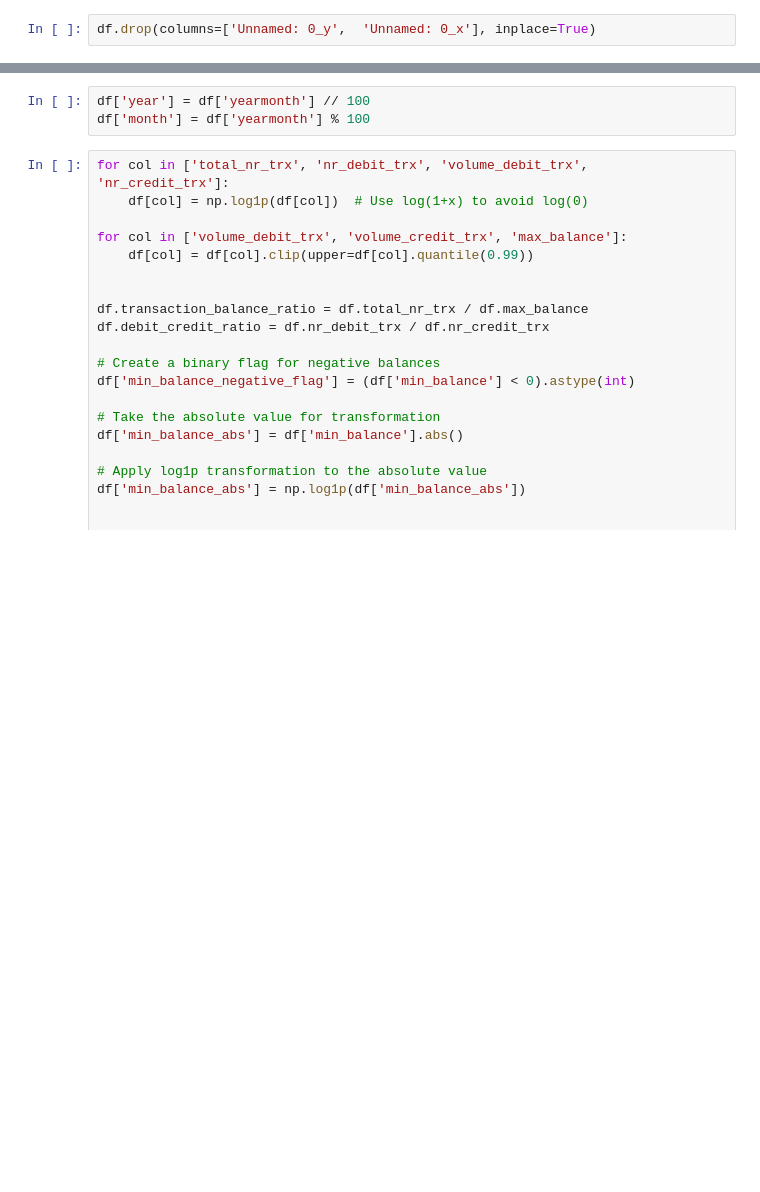
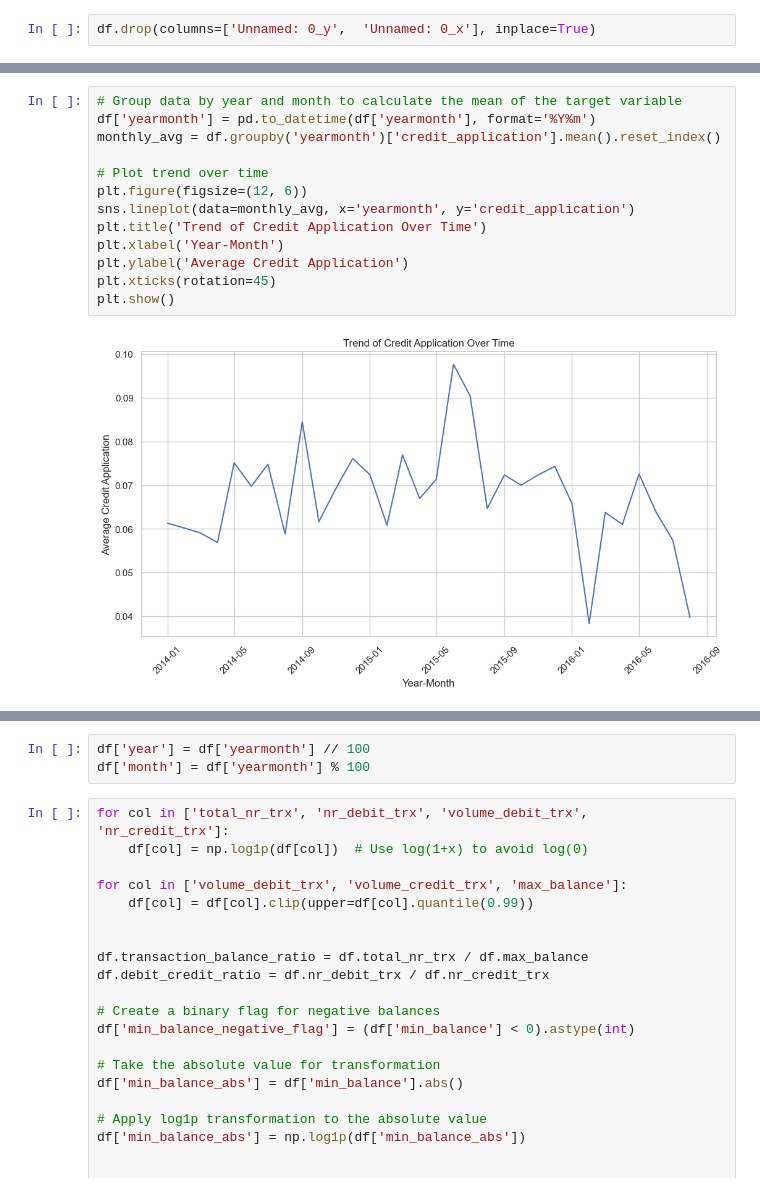
Before and after one commit to Mehranmzn/CL_prediction, a Jupyter notebook: notebooks/data_exploration.ipynb, the cells around one changed output, grey strips where cells are left out. Drawn from its saved outputs; the diff is of its cells as text; blank space fills up the shorter version.

```diff
--- a/notebooks/data_exploration.ipynb
+++ b/notebooks/data_exploration.ipynb
@@ -13,0 +52,15 @@ df.drop(columns=['Unnamed: 0_y',  'Unnamed: 0_x'], inplace=True)
+# %%
+# Group data by year and month to calculate the mean of the target variable
+df['yearmonth'] = pd.to_datetime(df['yearmonth'], format='%Y%m')
+monthly_avg = df.groupby('yearmonth')['credit_application'].mean().reset_index()
+
+# Plot trend over time
+plt.figure(figsize=(12, 6))
+sns.lineplot(data=monthly_avg, x='yearmonth', y='credit_application')
+plt.title('Trend of Credit Application Over Time')
+plt.xlabel('Year-Month')
+plt.ylabel('Average Credit Application')
+plt.xticks(rotation=45)
+plt.show()
+# %% [output]
+[figure, added]
```
Also changed, not shown: parts of 36 cells of this notebook, 24 other files.
